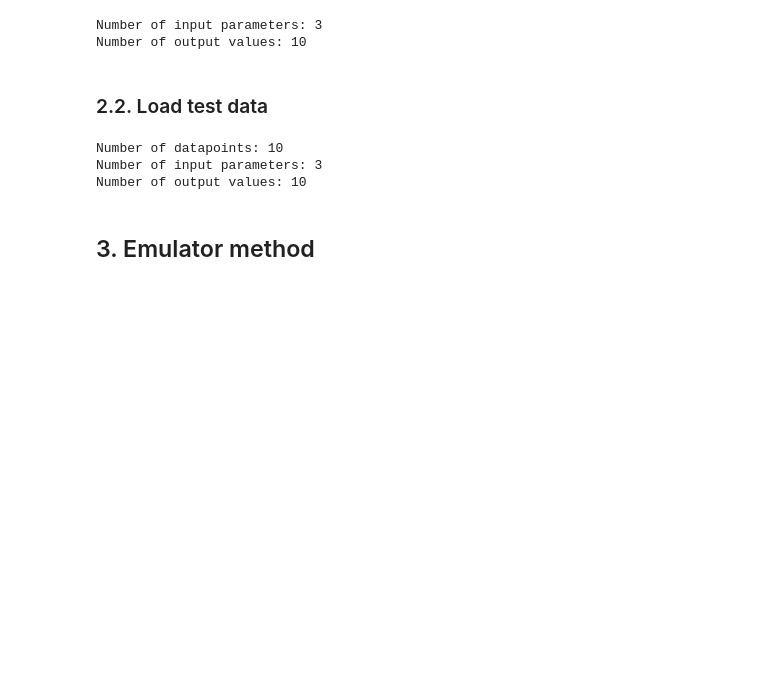
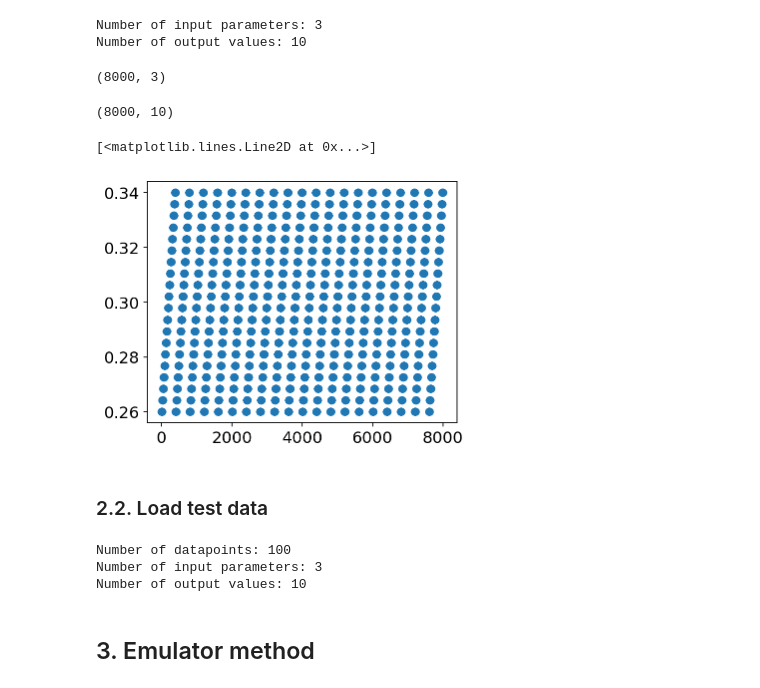
Before and after one commit to kstoreyf/emu-fight, a Jupyter notebook: emulator_examples/Emulator_Celererite.ipynb, the cells around one changed output. Cells and saved outputs as stored; diff of their text form; code cells hidden in the pictures; blank space fills up the shorter version.

```diff
--- a/emulator_examples/Emulator_Celererite.ipynb
+++ b/emulator_examples/Emulator_Celererite.ipynb
@@ -97,11 +87,43 @@ xs_train = np.array(input_train.drop(columns=['object_id']))
 ys_train = np.array(output_train.drop(columns=['object_id']))
 extra_train = data_train['extra_input']
 r_vals = extra_train['r_vals']
+# %%
+xs_train.shape
+# %% [output]
+(8000, 3)
+# %%
+ys_train.shape
+# %% [output]
+(8000, 10)
+# %%
+# Input data
+omega_m  = xs_train[:,0]
+sigma_8  = xs_train[:,1]
+omega_b  = xs_train[:,2]
+
+
+# Output data Epsilon(r_i)
+epsilon_r0  = ys_train[:,0]
+epsilon_r1  = ys_train[:,1]
+epsilon_r2  = ys_train[:,2]
+epsilon_r3  = ys_train[:,3]
+epsilon_r4  = ys_train[:,4]
+epsilon_r5  = ys_train[:,5]
+epsilon_r6  = ys_train[:,6]
+epsilon_r7  = ys_train[:,7]
+epsilon_r8  = ys_train[:,8]
+epsilon_r9  = ys_train[:,9]
+# %%
+# What we are fitting
+plt.plot(omega_m, 'o')
+# %% [output]
+[<matplotlib.lines.Line2D at 0x...>]
+[figure, added]
 # %% [markdown]
 ### 2.2. Load test data<a name="loadTrainData"></a>
 # %%
-path_test = '../data/cosmology_test_small.pickle'
-#path_test = '../data/cosmology_test_1d.pickle'
+path_test = '../data/cosmology_test.pickle'
+
 with open(path_test, 'rb') as input:
     data_test = pickle.load(input)
 input_test = data_test['input_data']
@@ -111,7 +133,7 @@ output_test = data_test['output_data']
 print("Number of input parameters:", input_test.shape[1]-1)  # remove the `object_id` column
 print("Number of output values:", output_test.shape[1]-1)  # remove the `object_id` column
 # %% [output]
-Number of datapoints: 10
+Number of datapoints: 100
 Number of input parameters: 3
 Number of output values: 10
 # %%
```
Also changed, not shown: parts of 12 cells of this notebook.
